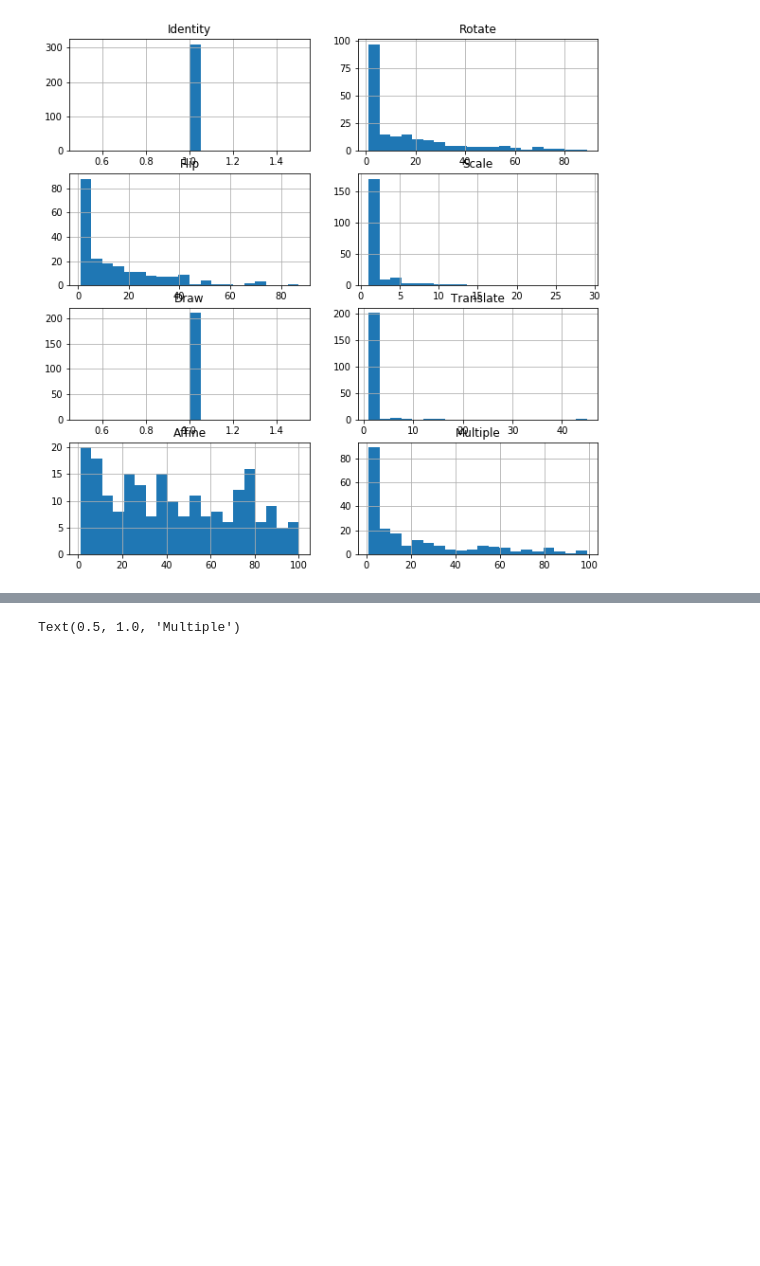
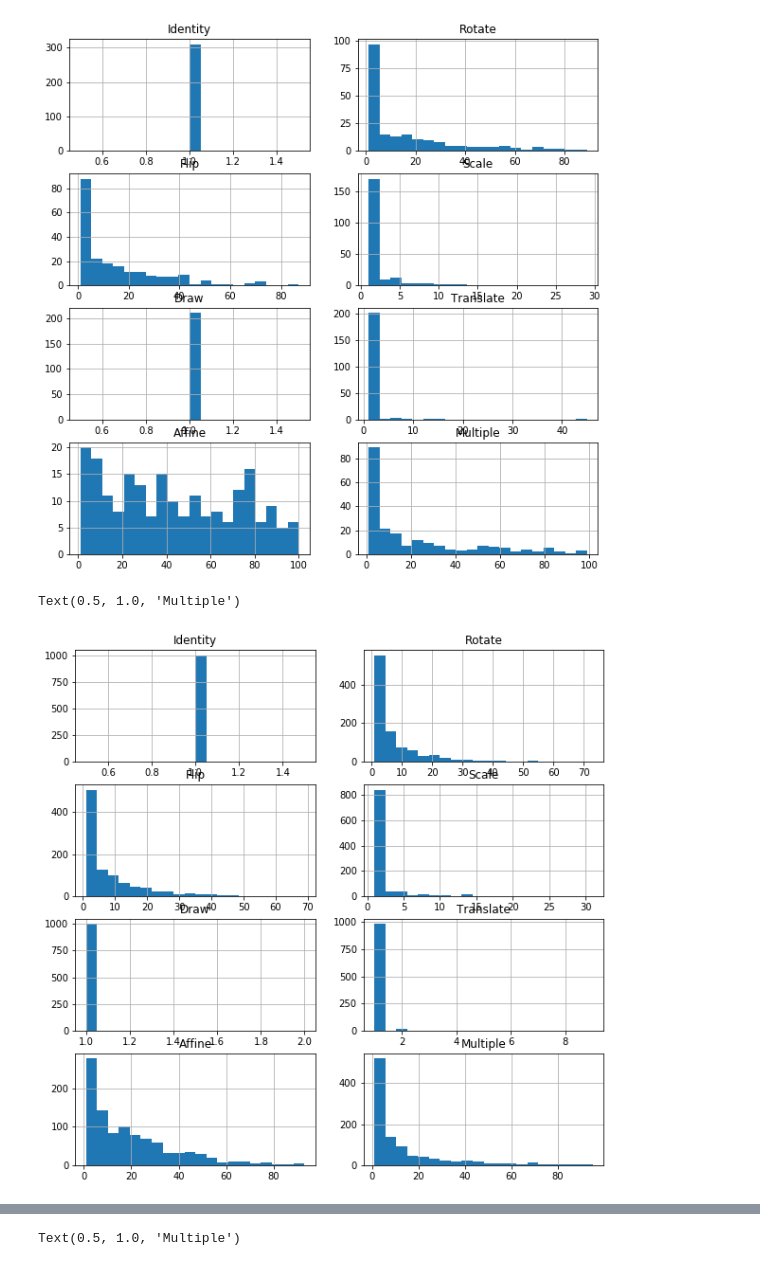
Before and after one commit to kac123/Icon-Matching-Project, a Jupyter notebook: icon_query-shoes.ipynb, the cells around one changed output, grey strips where cells are left out. Saved outputs shown, nothing was run; the diff lists cells and outputs as text; code cells hidden in the pictures; blank space fills up the shorter version.

```diff
--- a/icon_query-shoes.ipynb
+++ b/icon_query-shoes.ipynb
@@ -156,6 +175,32 @@ axes[3,1].set_title('Multiple')
 # %% [output]
 Text(0.5, 1.0, 'Multiple')
 [figure]
+# %%
+#BETTER NORMALIZATION AND WITH MARGIN
+
+log_files = glob(logdir+"20191206_10"+"/*") # these are the logs that we're loading
+joined_logs = pd.concat([pd.read_csv(i) for i in log_files])
+fig, axes = plt.subplots(nrows=4, ncols=2)
+sn_logs = joined_logs[joined_logs['method']=='shoe_neural_method']
+sn_logs[sn_logs['aberration']=='ab_id']['rank'].hist(bins=20, figsize=(10,10), ax=axes[0,0])
+axes[0,0].set_title('Identity')
+sn_logs[sn_logs['aberration']=='ab_rotate_border']['rank'].hist(bins=20, figsize=(10,10), ax=axes[0,1])
+axes[0,1].set_title('Rotate')
+sn_logs[sn_logs['aberration']=='ab_flip']['rank'].hist(bins=20, figsize=(10,10), ax=axes[1,0])
+axes[1,0].set_title('Flip')
+sn_logs[sn_logs['aberration']=='ab_scale_border']['rank'].hist(bins=20, figsize=(10,10), ax=axes[1,1])
+axes[1,1].set_title('Scale')
+sn_logs[sn_logs['aberration']=='ab_draw']['rank'].hist(bins=20, figsize=(10,10), ax=axes[2,0])
+axes[2,0].set_title('Draw')
+sn_logs[sn_logs['aberration']=='ab_translate_border']['rank'].hist(bins=20, figsize=(10,10), ax=axes[2,1])
+axes[2,1].set_title('Translate')
+sn_logs[sn_logs['aberration']=='ab_affine_border']['rank'].hist(bins=20, figsize=(10,10), ax=axes[3,0])
+axes[3,0].set_title('Affine')
+sn_logs[sn_logs['aberration']=='ab_draw_warp']['rank'].hist(bins=20, figsize=(10,10), ax=axes[3,1])
+axes[3,1].set_title('Multiple')
+# %% [output]
+Text(0.5, 1.0, 'Multiple')
+[figure, added]
 # %%
 fig, axes = plt.subplots(nrows=4, ncols=2)
 sn_logs = joined_logs[joined_logs['method']=='neural_method']
```
Also changed, not shown: parts of 10 cells of this notebook, 6 other files.
